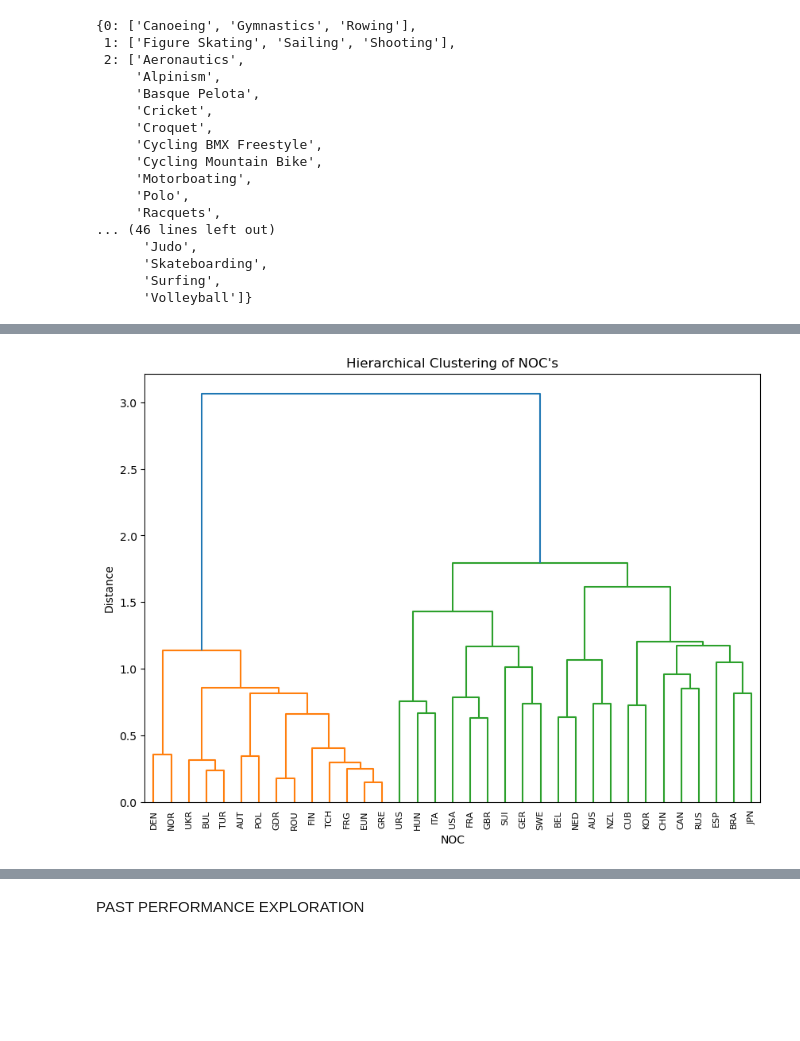
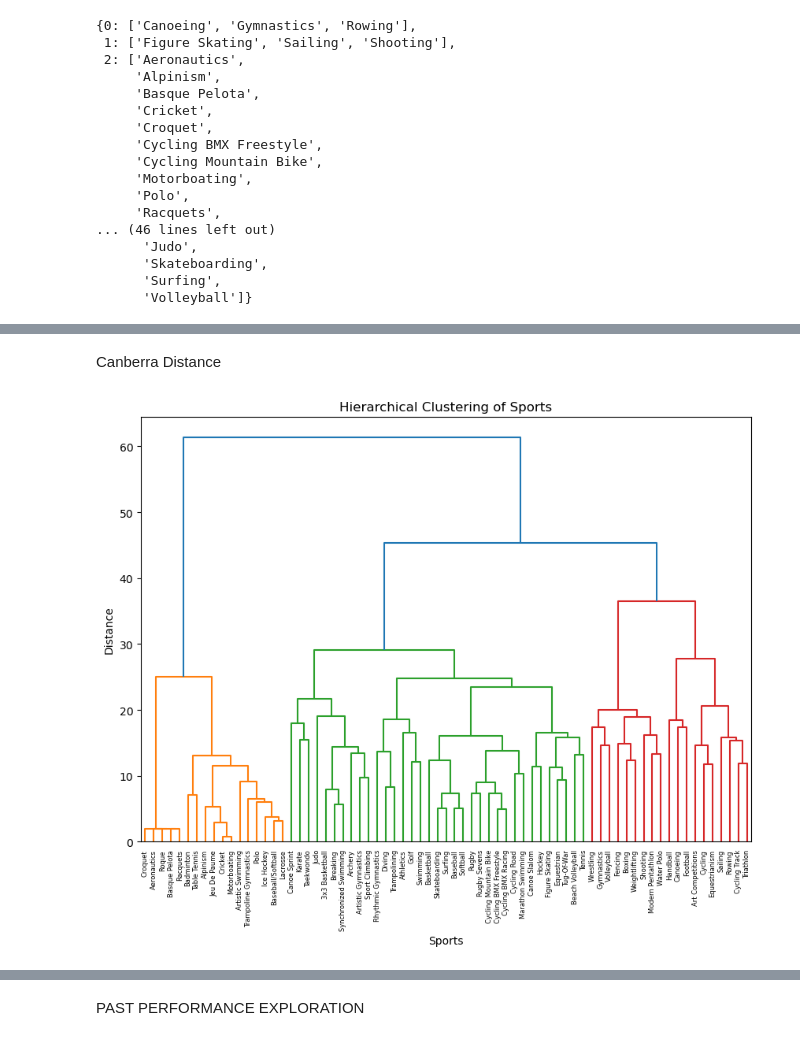
Before and after one commit to cynthiaWEpicCoder/MCM, a Jupyter notebook: dataanalysis.ipynb, the cells around one changed output, grey strips where cells are left out. Drawn from its saved outputs; the diff is of its cells as text; code cells hidden in the pictures; blank space fills up the shorter version.

```diff
--- a/dataanalysis.ipynb
+++ b/dataanalysis.ipynb
@@ -379,13 +437,20 @@ plt.show()
-# %%
-distance_matrix = pdist(z_pivot_table, metric='cosine')  # Use 'correlation' as an alternative
-linkage_matrix = linkage(distance_matrix, method='ward')
-
-# Plot dendrogram
-plt.figure(figsize=(10, 7))
-dendrogram(linkage_matrix, labels=z_pivot_table.index, leaf_rotation=90)
-plt.title("Hierarchical Clustering of NOC's")
-plt.xlabel("NOC")
-plt.ylabel("Distance")
-plt.show()
-# %% [output]
-[figure, removed]
+# %% [markdown]
+Canberra Distance
+# %%
+from scipy.cluster.hierarchy import linkage, dendrogram, fcluster
+import seaborn as sns
+import matplotlib.pyplot as plt
+
+from scipy.spatial.distance import pdist, squareform
+distance_matrix = pdist(z_pivot_table.T, metric='canberra')
+linkage_matrix = linkage(distance_matrix, method='ward')
+
+# Plot dendrogram
+plt.figure(figsize=(10, 7))
+dendrogram(linkage_matrix, labels=z_pivot_table.T.index, leaf_rotation=90)
+plt.title("Hierarchical Clustering of Sports")
+plt.xlabel("Sports")
+plt.ylabel("Distance")
+plt.show()
+# %% [output]
+[figure, added]
```
Also changed, not shown: parts of 29 cells of this notebook, 3 other files.
